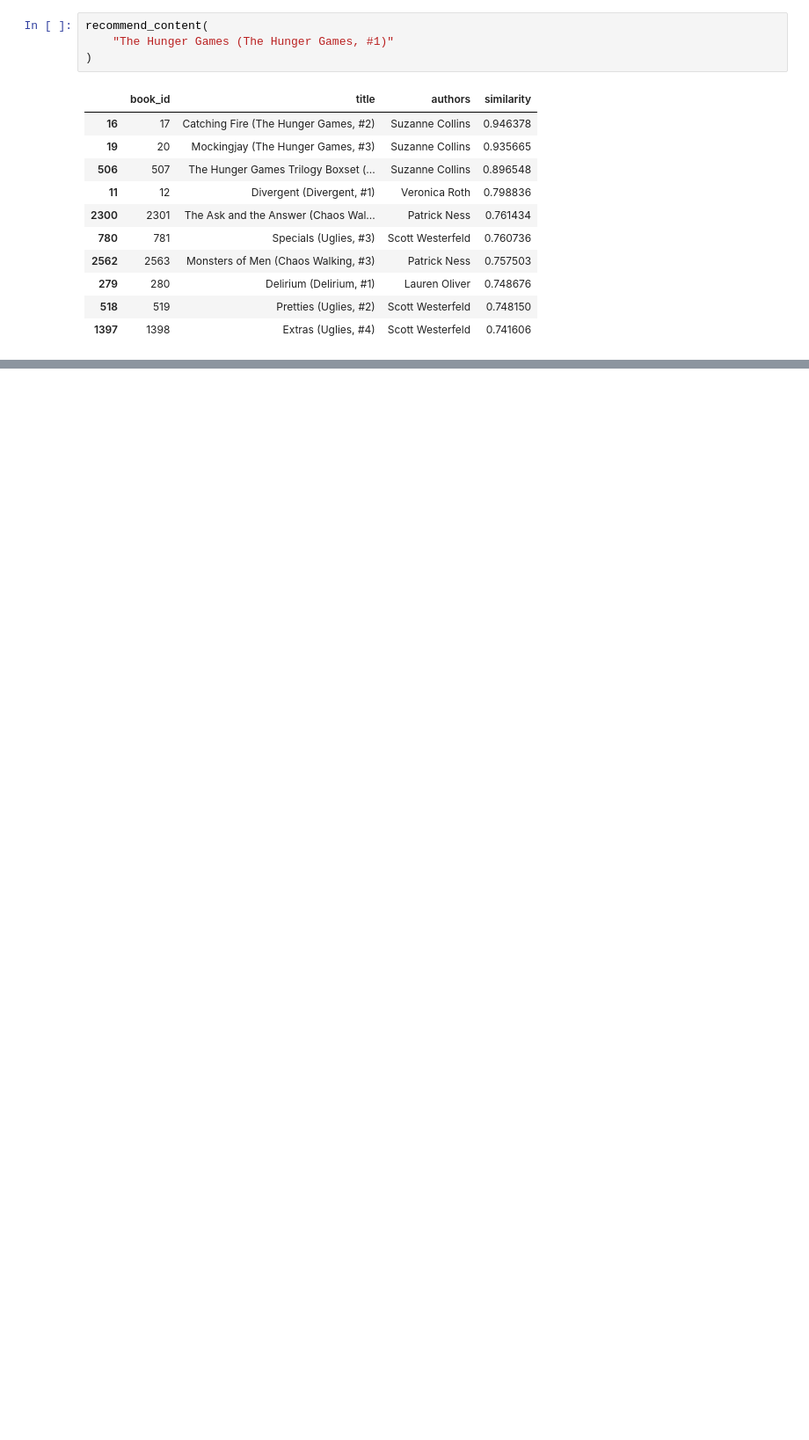
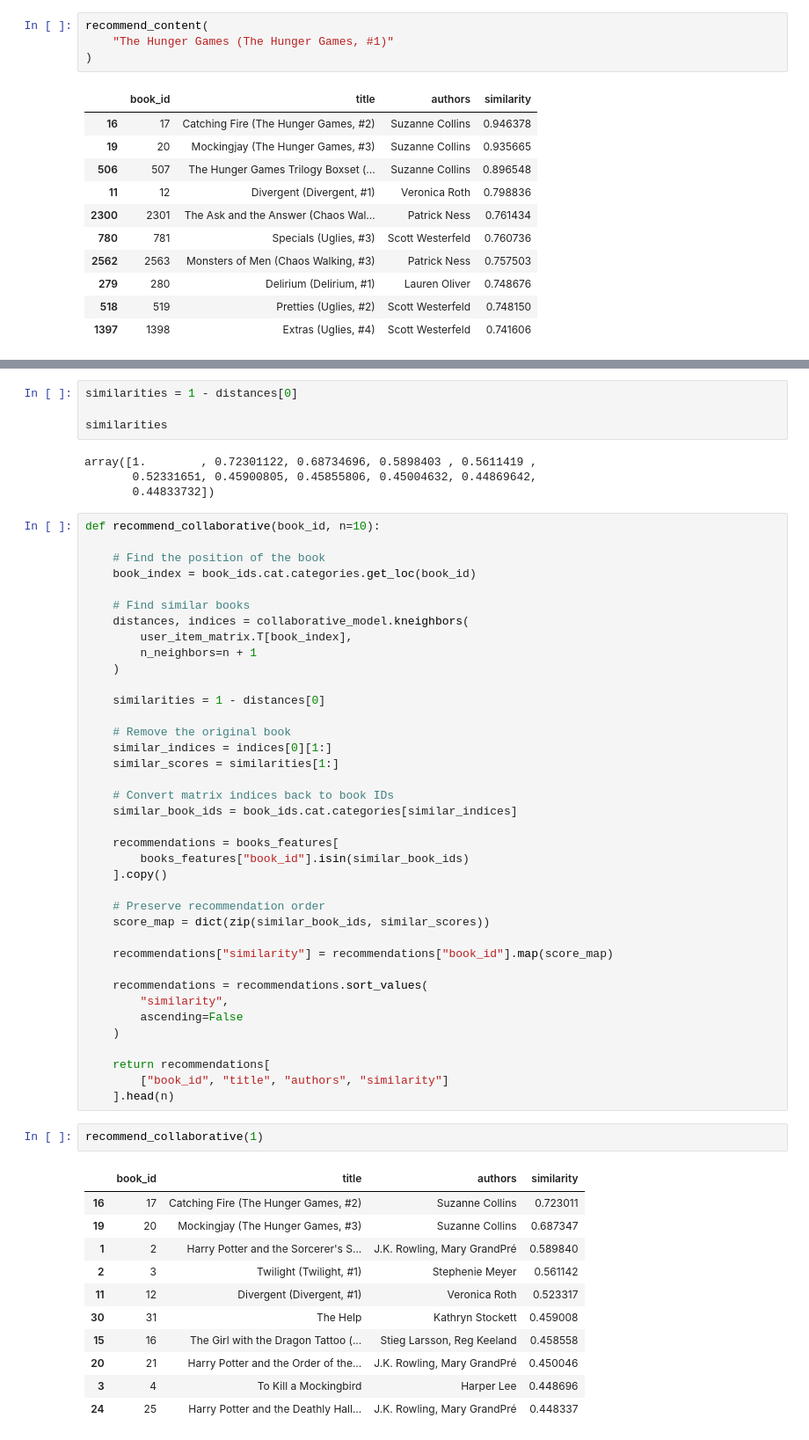
Before and after one commit to Yashi-tech-ai/BookNest, a Jupyter notebook: Notebooks/03_recommendation_model.ipynb, the cells around one changed output, grey strips where cells are left out. Shown at 88% size. Saved outputs shown, nothing was run; the diff lists cells and outputs as text; blank space fills up the shorter version.

```diff
--- a/Notebooks/03_recommendation_model.ipynb
+++ b/Notebooks/03_recommendation_model.ipynb
@@ -97,0 +177,60 @@ recommend_content(
+# %%
+similarities = 1 - distances[0]
+
+similarities
+# %% [output]
+array([1.        , 0.72301122, 0.68734696, 0.5898403 , 0.5611419 ,
+       0.52331651, 0.45900805, 0.45855806, 0.45004632, 0.44869642,
+       0.44833732])
+# %%
+def recommend_collaborative(book_id, n=10):
+
+    # Find the position of the book
+    book_index = book_ids.cat.categories.get_loc(book_id)
+
+    # Find similar books
+    distances, indices = collaborative_model.kneighbors(
+        user_item_matrix.T[book_index],
+        n_neighbors=n + 1
+    )
+
+    similarities = 1 - distances[0]
+
+    # Remove the original book
+    similar_indices = indices[0][1:]
+    similar_scores = similarities[1:]
+
+    # Convert matrix indices back to book IDs
+    similar_book_ids = book_ids.cat.categories[similar_indices]
+
+    recommendations = books_features[
+        books_features["book_id"].isin(similar_book_ids)
+    ].copy()
+
+    # Preserve recommendation order
+    score_map = dict(zip(similar_book_ids, similar_scores))
+
+    recommendations["similarity"] = recommendations["book_id"].map(score_map)
+
+    recommendations = recommendations.sort_values(
+        "similarity",
+        ascending=False
+    )
+
+    return recommendations[
+        ["book_id", "title", "authors", "similarity"]
+    ].head(n)
+# %%
+recommend_collaborative(1)
+# %% [output]
+|  | book_id | title | authors | similarity |
+| 16 | 17 | Catching Fire (The Hunger Games, #2) | Suzanne Collins | 0.723011 |
+| 19 | 20 | Mockingjay (The Hunger Games, #3) | Suzanne Collins | 0.687347 |
+| 1 | 2 | Harry Potter and the Sorcerer's S... | J.K. Rowling, Mary GrandPré | 0.589840 |
+| 2 | 3 | Twilight (Twilight, #1) | Stephenie Meyer | 0.561142 |
+| 11 | 12 | Divergent (Divergent, #1) | Veronica Roth | 0.523317 |
+| 30 | 31 | The Help | Kathryn Stockett | 0.459008 |
+| 15 | 16 | The Girl with the Dragon Tattoo (... | Stieg Larsson, Reg Keeland | 0.458558 |
+| 20 | 21 | Harry Potter and the Order of the... | J.K. Rowling, Mary GrandPré | 0.450046 |
+| 3 | 4 | To Kill a Mockingbird | Harper Lee | 0.448696 |
+| 24 | 25 | Harry Potter and the Deathly Hall... | J.K. Rowling, Mary GrandPré | 0.448337 |
```
Also changed, not shown: parts of 11 cells of this notebook.
